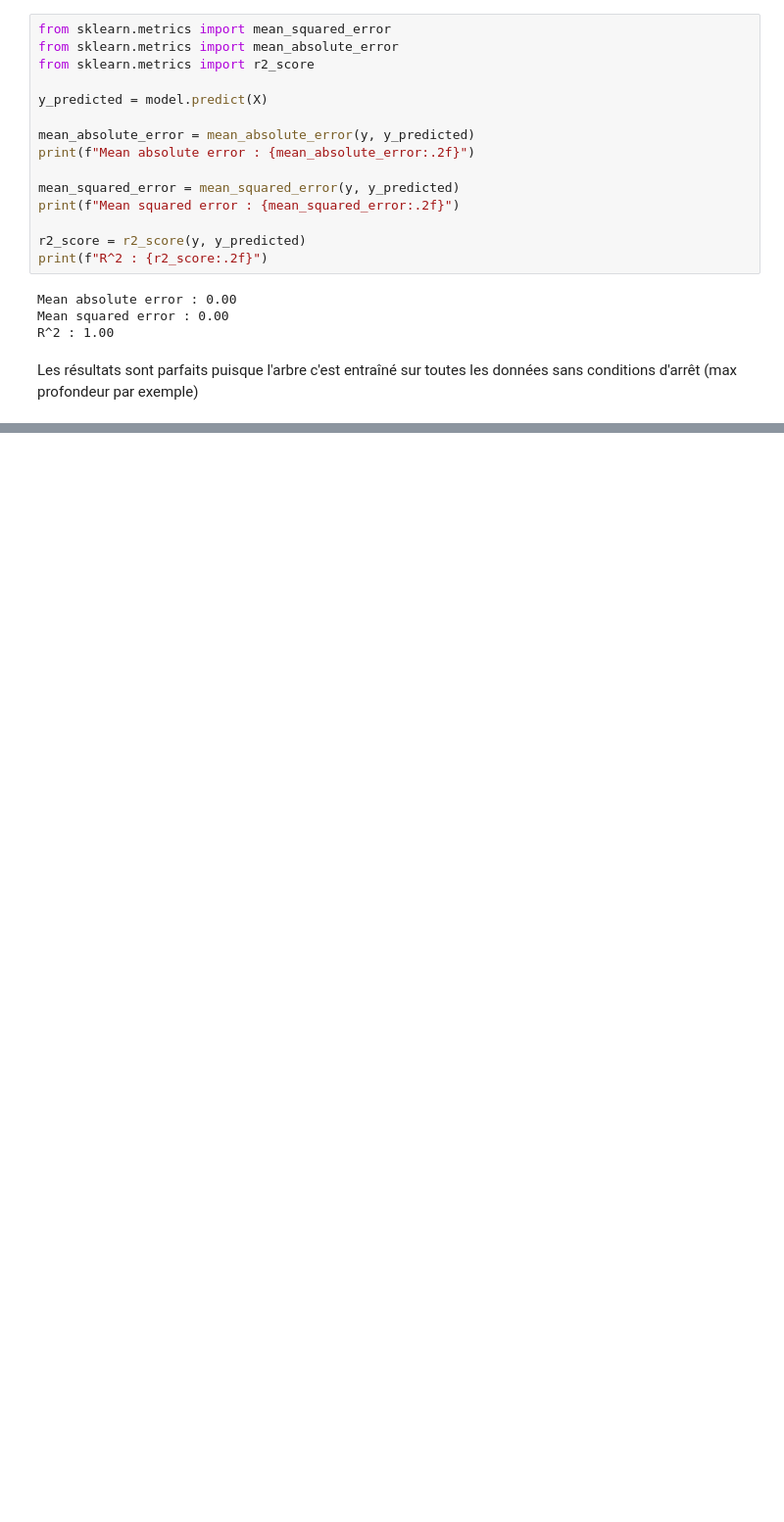
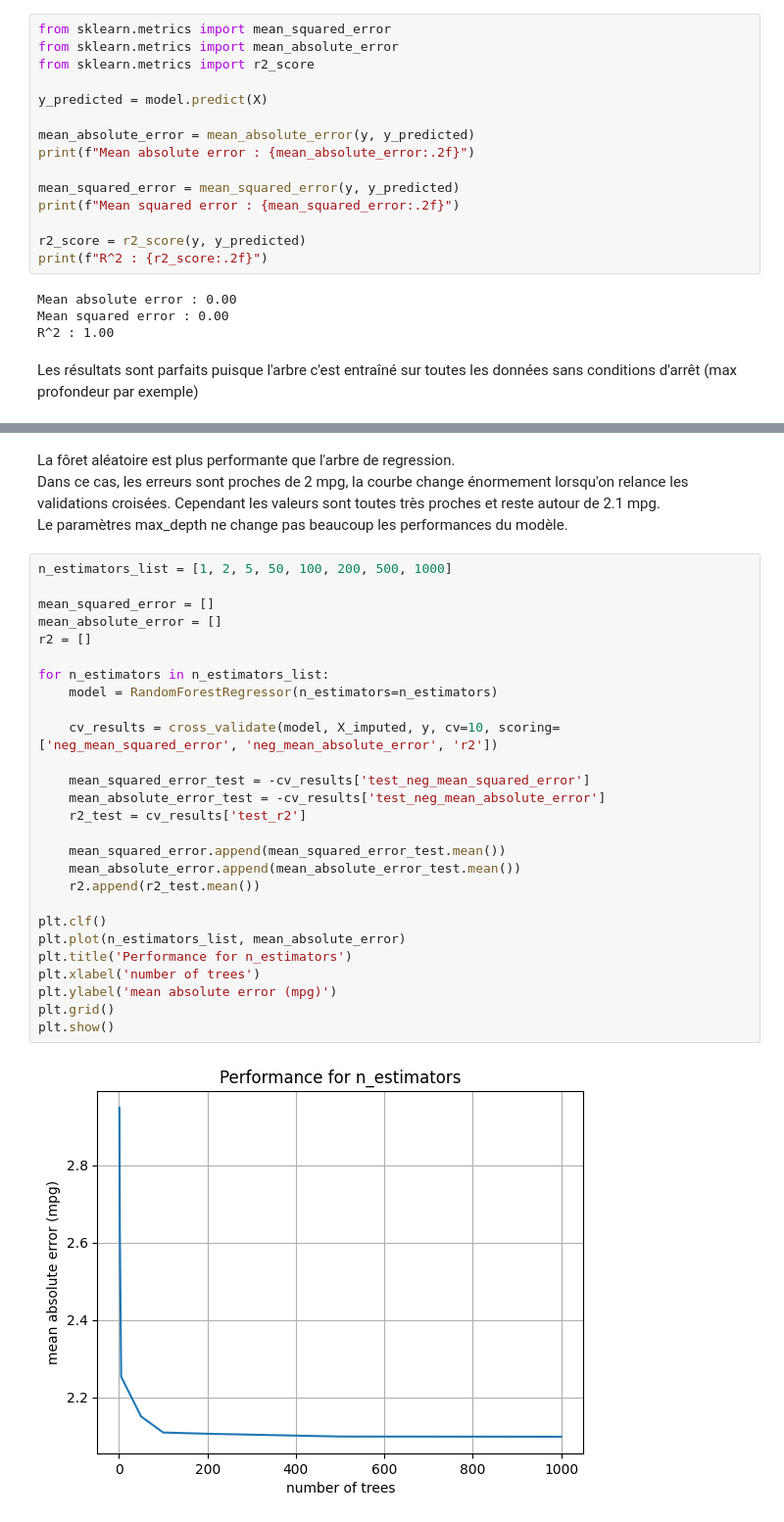
Before and after one commit to Hamza-ABDOULHOUSSEN/Clustering_TP_2022_2023, a Jupyter notebook: 2_Regression.ipynb, the cells around one changed output, grey strips where cells are left out. Shown at 98% size. Cells and saved outputs as stored; diff of their text form; blank space fills up the shorter version.

```diff
--- a/2_Regression.ipynb
+++ b/2_Regression.ipynb
@@ -222,0 +218,33 @@ Les résultats sont parfaits puisque l'arbre c'est entraîné sur toutes les don
+# %% [markdown]
+La fôret aléatoire est plus performante que l'arbre de regression.
+Dans ce cas, les erreurs sont proches de 2 mpg, la courbe change énormement lorsqu'on relance les validations croisées. Cependant les valeurs sont toutes très proches et reste autour de 2.1 mpg.
+Le paramètres max_depth ne change pas beaucoup les performances du modèle.
+# %%
+n_estimators_list = [1, 2, 5, 50, 100, 200, 500, 1000]
+
+mean_squared_error = []
+mean_absolute_error = []
+r2 = []
+
+for n_estimators in n_estimators_list:
+    model = RandomForestRegressor(n_estimators=n_estimators)
+
+    cv_results = cross_validate(model, X_imputed, y, cv=10, scoring=['neg_mean_squared_error', 'neg_mean_absolute_error', 'r2'])
+
+    mean_squared_error_test = -cv_results['test_neg_mean_squared_error']
+    mean_absolute_error_test = -cv_results['test_neg_mean_absolute_error']
+    r2_test = cv_results['test_r2']
+
+    mean_squared_error.append(mean_squared_error_test.mean())
+    mean_absolute_error.append(mean_absolute_error_test.mean())
+    r2.append(r2_test.mean())
+
+plt.clf()
+plt.plot(n_estimators_list, mean_absolute_error)
+plt.title('Performance for n_estimators')
+plt.xlabel('number of trees')
+plt.ylabel('mean absolute error (mpg)')
+plt.grid()
+plt.show()
+# %% [output]
+[figure, added]
```
Also changed, not shown: parts of 28 cells of this notebook, 2 other files.
